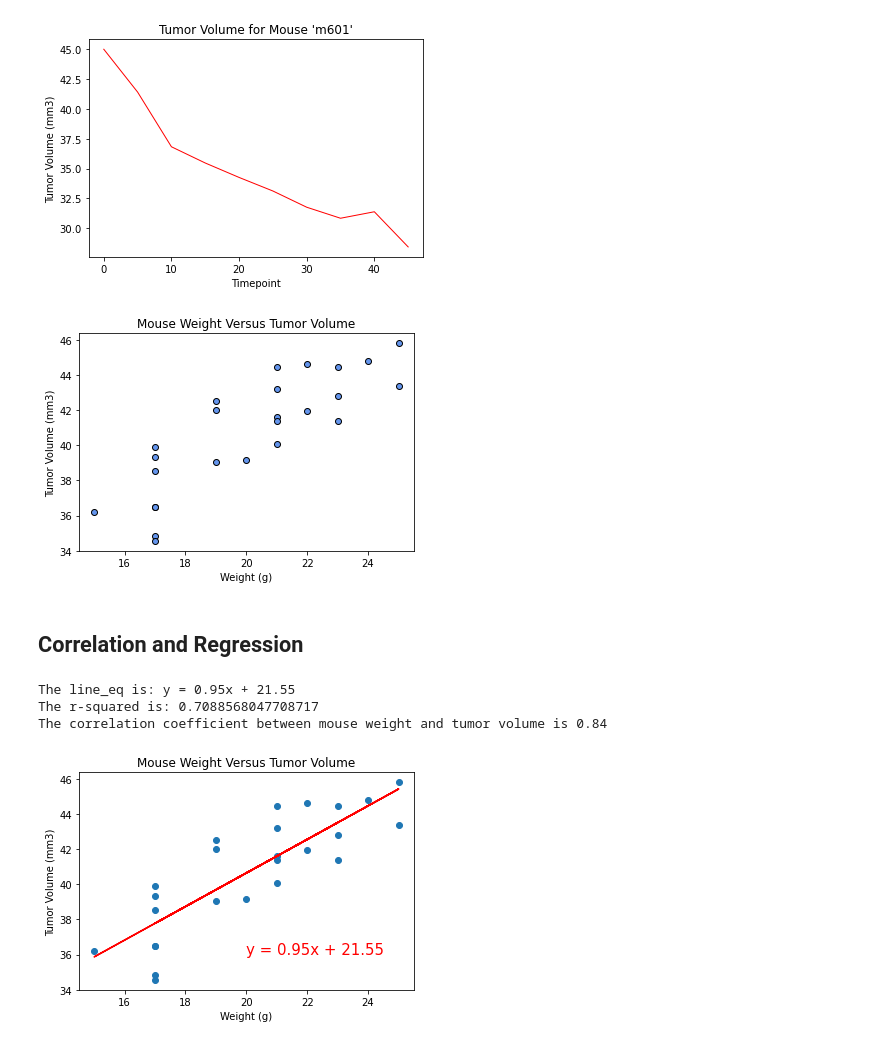
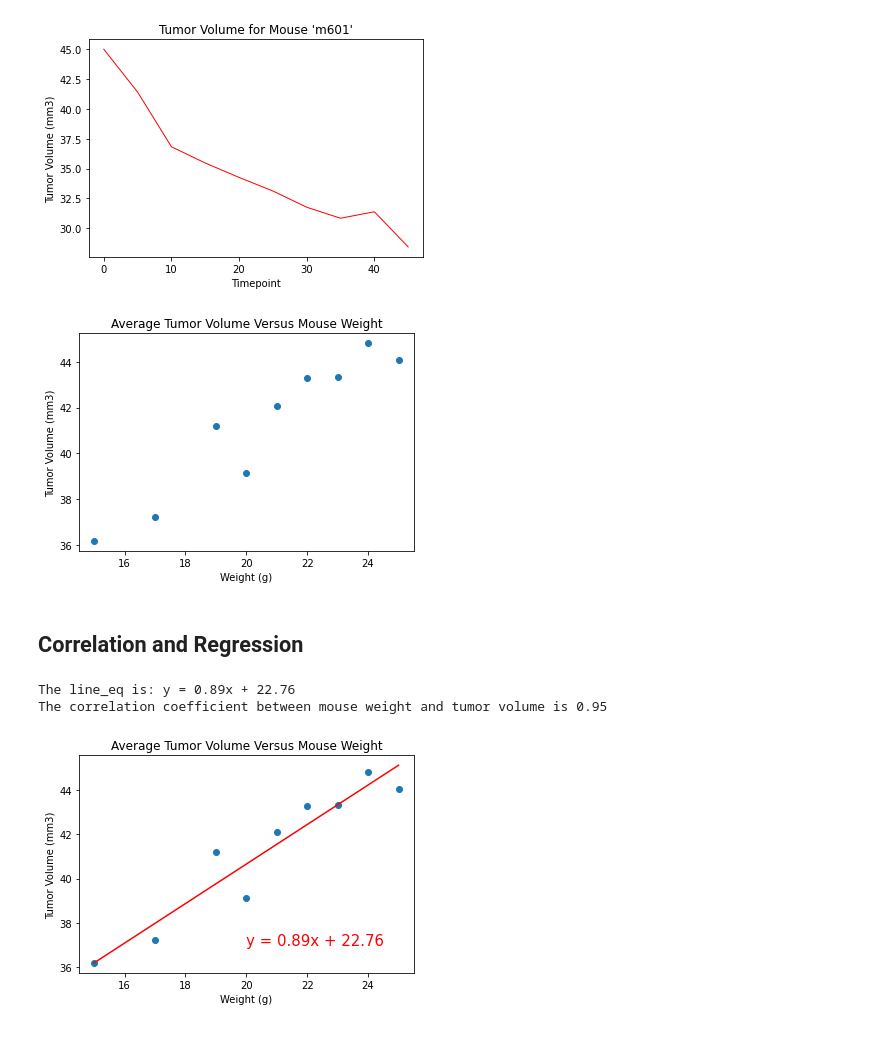
Before and after one commit to Richard-Turnbull/matplotlib-challenge, a Jupyter notebook: pymaceuticals.ipynb, the cells around one changed output. Saved outputs shown, nothing was run; the diff lists cells and outputs as text; code cells hidden in the pictures.

```diff
--- a/pymaceuticals.ipynb
+++ b/pymaceuticals.ipynb
@@ -349,68 +357,76 @@ plt.savefig("Images/line_plot.png")
 # %%
 # Generate a scatter plot of mouse weight versus average tumor volume for the Capomulin regimen
 
-# Create new df of mice treated with capomulin
-Capomulin_df = clean_mouse_df.loc[clean_mouse_df['Drug Regimen'] == 'Capomulin']
+# Create df for mice treated by capomulin
+capomulin_df = clean_mouse_df.set_index("Drug Regimen")
+capomulin_df = capomulin_df.loc[["Capomulin"]]
 
-# Create new df of mice treated with capomulin df grouped by 'Mouse ID'
-capomulin_mouse_df = Capomulin_df.groupby(["Mouse ID"])
+# Group by weight and tumor volume. Aggregate mean
+capomulin_df = capomulin_df.groupby(capomulin_df["Weight (g)"])["Tumor Volume (mm3)"].agg(['mean'])
 
-# Calculate 'mean' Weight and Tumor Volume
-avg_capomulin_mouse_weight = capomulin_mouse_df["Weight (g)"].mean()
-avg_capomulin_mouse_tumor_vol = capomulin_mouse_df["Tumor Volume (mm3)"].mean()
+# Store the plot data
+plot_data = capomulin_df["mean"]
 
-# Create line plot, set formatting
-plt.scatter(avg_capomulin_mouse_weight, avg_capomulin_mouse_tumor_vol, marker="o", facecolors='cornflowerblue', edgecolors="black")
+# Set x_values and y_values
+x_values = plot_data.index
+y_values = plot_data.values
+
+# Plot the data
+plt.scatter(x_values,y_values)
 
 # Set title and axis titles
-plt.title("Mouse Weight Versus Tumor Volume")
 plt.xlabel("Weight (g)")
 plt.ylabel("Tumor Volume (mm3)")
+plt.title("Average Tumor Volume Versus Mouse Weight")
 
 # Save to Images folder
 plt.savefig("Images/scatter_plot.png");
 # %% [output]
-[figure, old version]
+[figure, new version]
 # %% [markdown]
 ## Correlation and Regression
 # %%
 # Calculate the correlation coefficient and linear regression model
 # for mouse weight and average tumor volume for the Capomulin regimen
 
-# Set x_values and y_values
-x_values = avg_capomulin_mouse_weight
-y_values = avg_capomulin_mouse_tumor_vol
+# Create df for mice treated by capomulin
+capomulin_df = clean_mouse_df.set_index("Drug Regimen")
+capomulin_df = capomulin_df.loc[["Capomulin"]]
+
+# Group by weight and tumor volume. Aggregate mean
+capomulin_df = capomulin_df.groupby(capomulin_df["Weight (g)"])["Tumor Volume (mm3)"].agg(['mean'])
+
+# Store the plot data
+plot_data = capomulin_df["mean"]
 
 # Calculate the linear regression model
 (slope, intercept, rvalue, pvalue, stderr) = linregress(x_values, y_values)
 regress_values = x_values * slope + intercept
 line_eq = "y = " + str(round(slope,2)) + "x + " + str(round(intercept,2))
 
 # Create scatter plot
-plt.scatter(x_values,y_values)
+plt.scatter(plot_data.index,plot_data.values)
 
 # Add the linear regression line to plot
 plt.plot(x_values,regress_values,"r-")
 
 # Add the linear regression equation to plot
-plt.annotate(line_eq,(20,36),fontsize=15,color="red")
+plt.annotate(line_eq,(20,37),fontsize=15,color="red")
 
 # Set title and axis titles
-plt.title("Mouse Weight Versus Tumor Volume")
+plt.title("Average Tumor Volume Versus Mouse Weight")
 plt.xlabel("Weight (g)")
 plt.ylabel("Tumor Volume (mm3)")
 
-# Print the line equation and r-squared values
+# Print the line equation value
 print(f"The line_eq is: {line_eq}")
-print(f"The r-squared is: {rvalue**2}")
 
 # Calculate and print the correlation coefficient
-print(f"The correlation coefficient between mouse weight and tumor volume is {round(st.pearsonr(avg_capomulin_mouse_weight,avg_capomulin_mouse_tumor_vol)[0],2)}")
+print(f"The correlation coefficient between mouse weight and tumor volume is {round(st.pearsonr(plot_data.index,plot_data.values)[0],2)}")
 
 # Save to Images folder
 plt.savefig("Images/correlation_coefficient_and_linear_regression.png");
 # %% [output]
-The line_eq is: y = 0.95x + 21.55
-The r-squared is: 0.7088568047708717
-The correlation coefficient between mouse weight and tumor volume is 0.84
+The line_eq is: y = 0.89x + 22.76
+The correlation coefficient between mouse weight and tumor volume is 0.95
-[figure, old version]
+[figure, new version]
```
Also changed, not shown: parts of 4 cells of this notebook, 3 other files.
